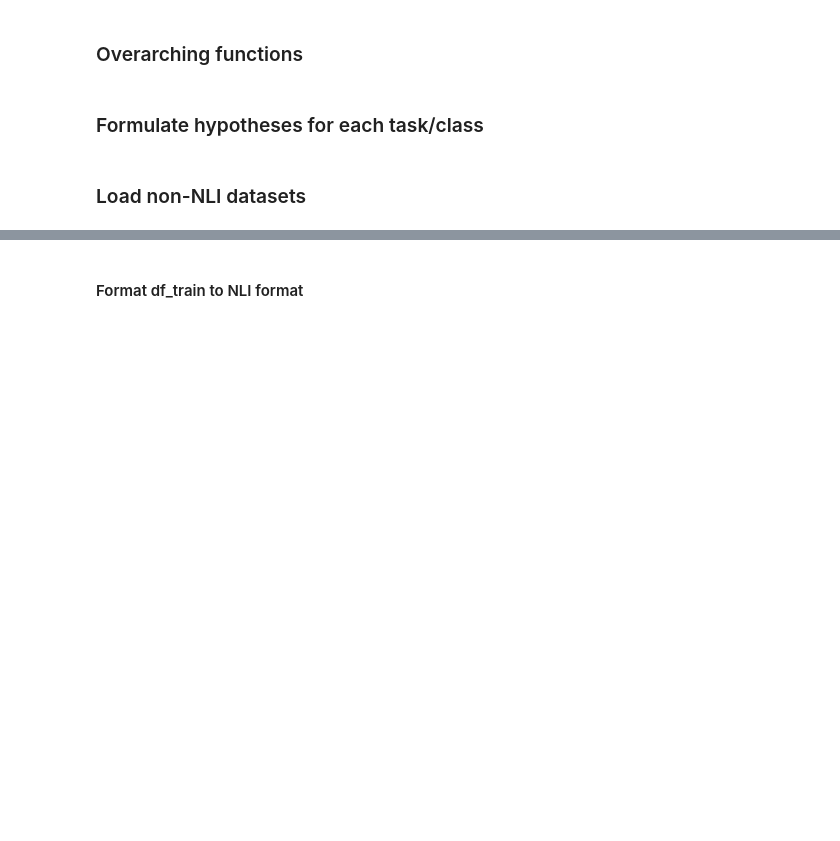
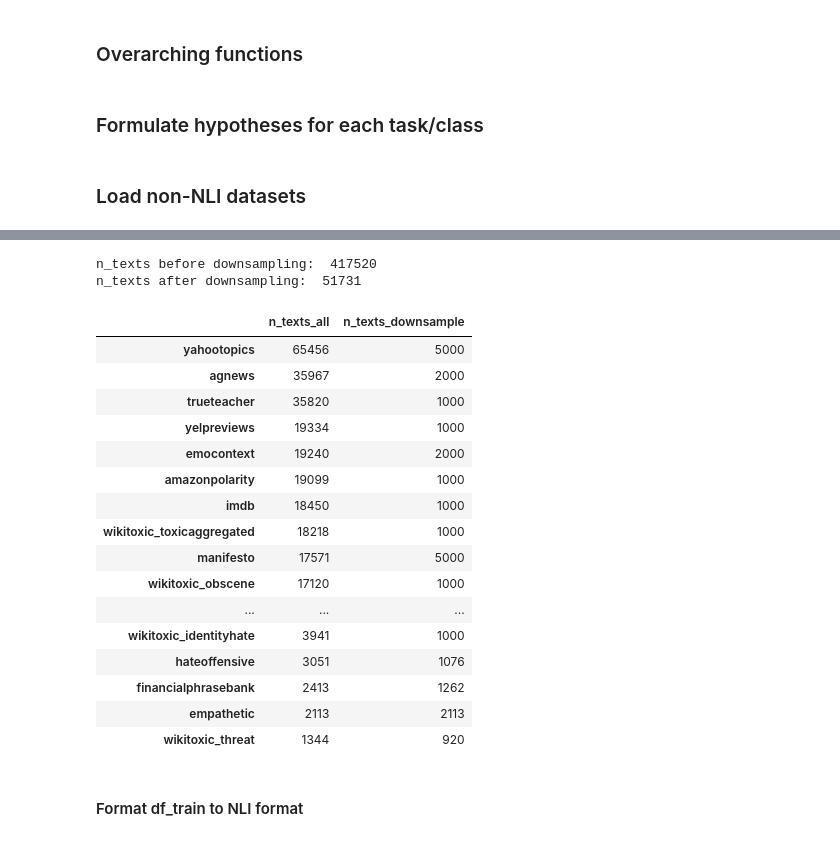
Before and after one commit to MoritzLaurer/zeroshot-classifier, a Jupyter notebook: 3_data_formatting_universal_nli.ipynb, the cells around one changed output, grey strips where cells are left out. Saved outputs shown, nothing was run; the diff lists cells and outputs as text; code cells hidden in the pictures; blank space fills up the shorter version.

```diff
--- a/3_data_formatting_universal_nli.ipynb
+++ b/3_data_formatting_universal_nli.ipynb
@@ -552,2 +649,41 @@ N tasks:  28
+# %%
+# downsample per class and per task
+n_max_sample_per_class = 500
+df_train_concat_samp = df_train_concat.groupby(["task_name", "label_text"], group_keys=False, as_index=False).apply(lambda x: x.sample(n=min(len(x), n_max_sample_per_class), random_state=SEED_GLOBAL))
+n_max_sample_per_task = 5_000
+df_train_concat_samp = df_train_concat_samp.groupby(["task_name"], group_keys=False, as_index=False).apply(lambda x: x.sample(n=min(len(x), n_max_sample_per_task), random_state=SEED_GLOBAL))
+
+# compare data distributions
+data_distribution = df_train_concat.task_name.value_counts(ascending=False)
+data_distribution_downsampled = df_train_concat_samp.task_name.value_counts(ascending=False)
+print("n_texts before downsampling: ", data_distribution.sum())
+print("n_texts after downsampling: ", data_distribution_downsampled.sum())
+
+df_data_distribution = pd.DataFrame({
+    "n_texts_all": data_distribution,
+    "n_texts_downsample": data_distribution_downsampled
+}).sort_values("n_texts_all", ascending=False)
+
+display(df_data_distribution)
+# %% [output]
+n_texts before downsampling:  417520
+n_texts after downsampling:  51731
+|  | n_texts_all | n_texts_downsample |
+| yahootopics | 65456 | 5000 |
+| agnews | 35967 | 2000 |
+| trueteacher | 35820 | 1000 |
+| yelpreviews | 19334 | 1000 |
+| emocontext | 19240 | 2000 |
+| amazonpolarity | 19099 | 1000 |
+| imdb | 18450 | 1000 |
+| wikitoxic_toxicaggregated | 18218 | 1000 |
+| manifesto | 17571 | 5000 |
+| wikitoxic_obscene | 17120 | 1000 |
+| ... | ... | ... |
+| wikitoxic_identityhate | 3941 | 1000 |
+| hateoffensive | 3051 | 1076 |
+| financialphrasebank | 2413 | 1262 |
+| empathetic | 2113 | 2113 |
+| wikitoxic_threat | 1344 | 920 |
 # %% [markdown]
 #### Format df_train to NLI format
```
Also changed, not shown: parts of 51 cells of this notebook.
